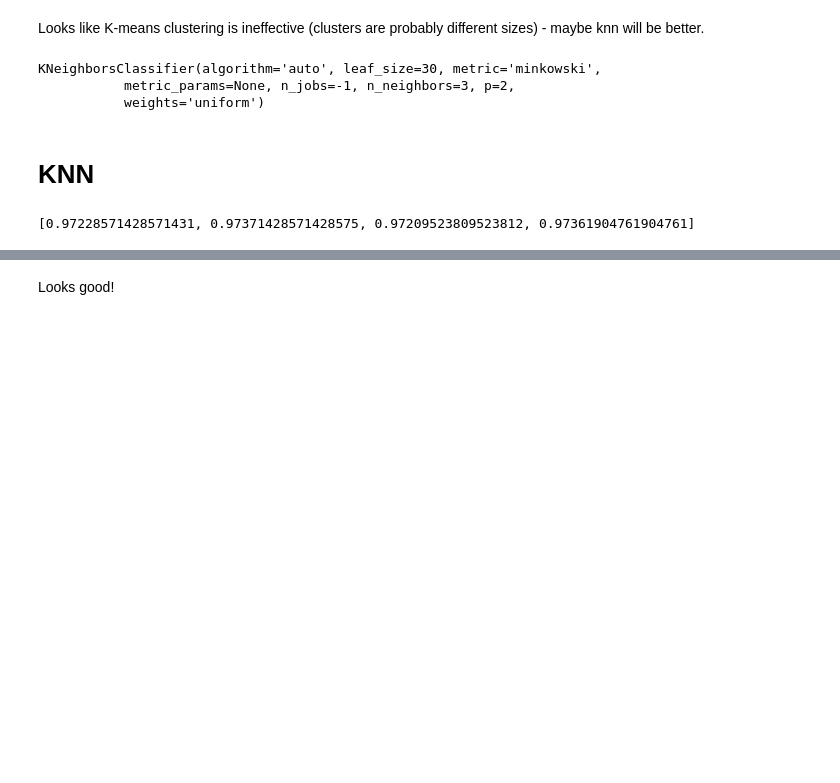
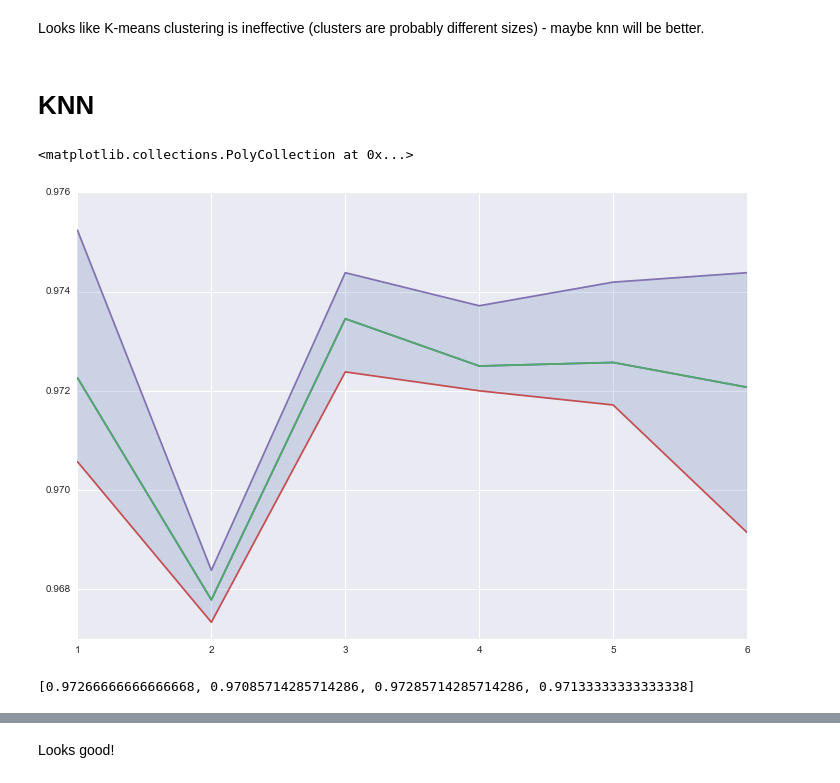
Before and after one commit to messup/Kaggle-Digits, a Jupyter notebook: digits.ipynb, the cells around one changed output, grey strips where cells are left out. Saved outputs shown, nothing was run; the diff lists cells and outputs as text; code cells hidden in the pictures; blank space fills up the shorter version.

```diff
--- a/digits.ipynb
+++ b/digits.ipynb
@@ -55,23 +55,33 @@ sns.violinplot(ydata, ypred)
 # %% [markdown]
 Looks like K-means clustering is ineffective (clusters are probably different sizes) - maybe knn will be better.
-# %%
-neigh = KNeighborsClassifier(n_neighbors=3, n_jobs=-1)
-neigh.fit(X, ydata)
-# %% [output]
-KNeighborsClassifier(algorithm='auto', leaf_size=30, metric='minkowski',
-           metric_params=None, n_jobs=-1, n_neighbors=3, p=2,
-           weights='uniform')
 # %% [markdown]
 # KNN
+# %%
+n_neighbours = range(1, 7, 1)
+results = []
+for n in n_neighbours:
+    scores = []
+    for train, test in KFold(n=len(ydata), n_folds=4, shuffle=True):
+        neigh = KNeighborsClassifier(n_neighbors=n, n_jobs=-1)
+        neigh.fit(X[train], ydata[train])
+        scores.append(neigh.score(X[test], ydata[test]))
+    results.append([np.mean(scores), min(scores), max(scores)])
+
+plt.plot(n_neighbours, [r[0] for r in results])
+plt.plot(n_neighbours, results)
+plt.fill_between(n_neighbours, [r[1] for r in results], [r[2] for r in results], alpha=0.2)
+# %% [output]
+<matplotlib.collections.PolyCollection at 0x...>
+[figure, added]
 # %%
 scores = []
 for train, test in KFold(n=len(ydata), n_folds=4, shuffle=True):
-    neigh = KNeighborsClassifier(n_neighbors=3, n_jobs=-1)
+    neigh = KNeighborsClassifier(n_neighbors=4, n_jobs=-1)
     neigh.fit(X[train], ydata[train])
     scores.append(neigh.score(X[test], ydata[test]))
 print scores
 # %% [output]
-[0.97228571428571431, 0.97371428571428575, 0.97209523809523812, 0.97361904761904761]
+[0.97266666666666668, 0.97085714285714286, 0.97285714285714286, 0.97133333333333338]
 # %%
 sns.violinplot(ydata, neigh.predict(X))
 # %% [output]
```
Also changed, not shown: parts of 5 cells of this notebook.
